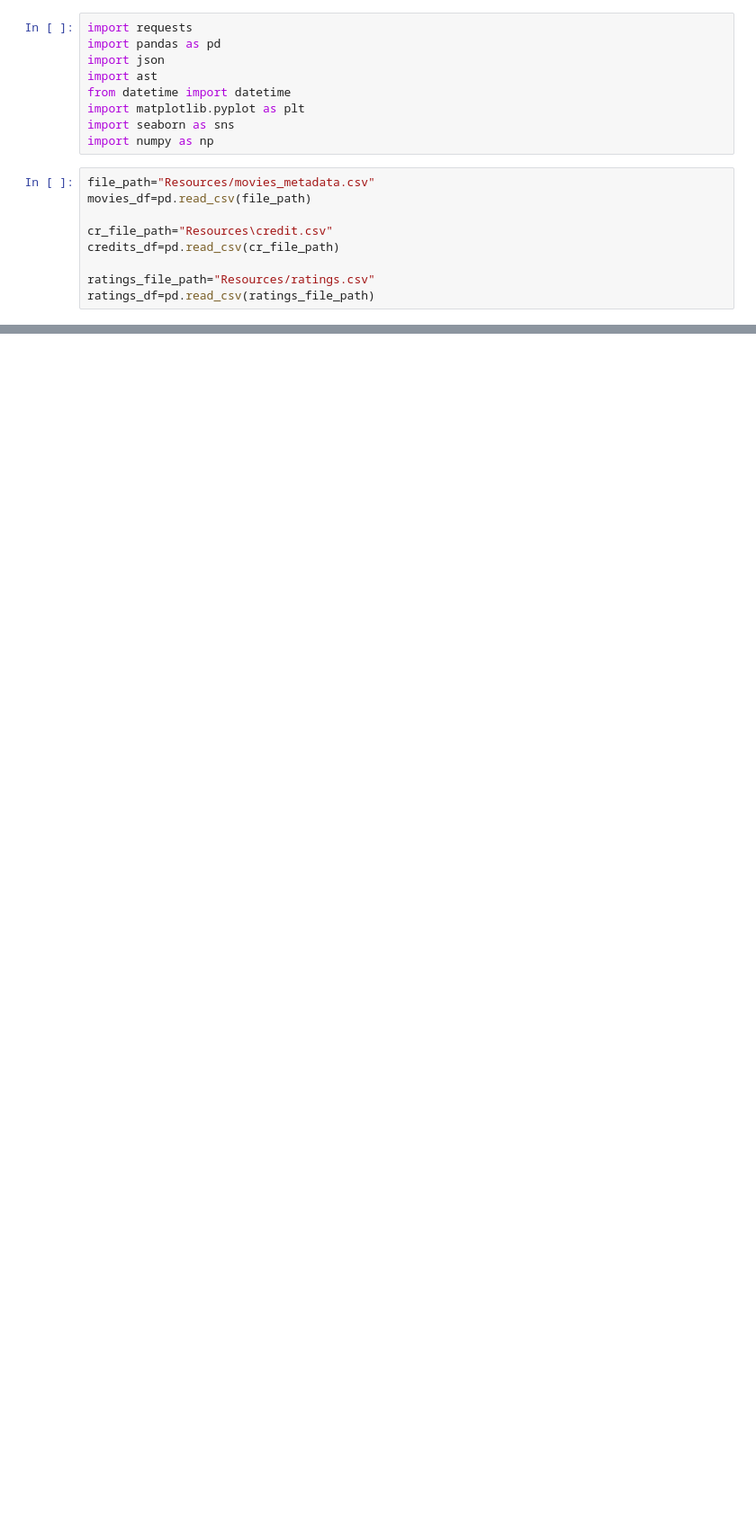
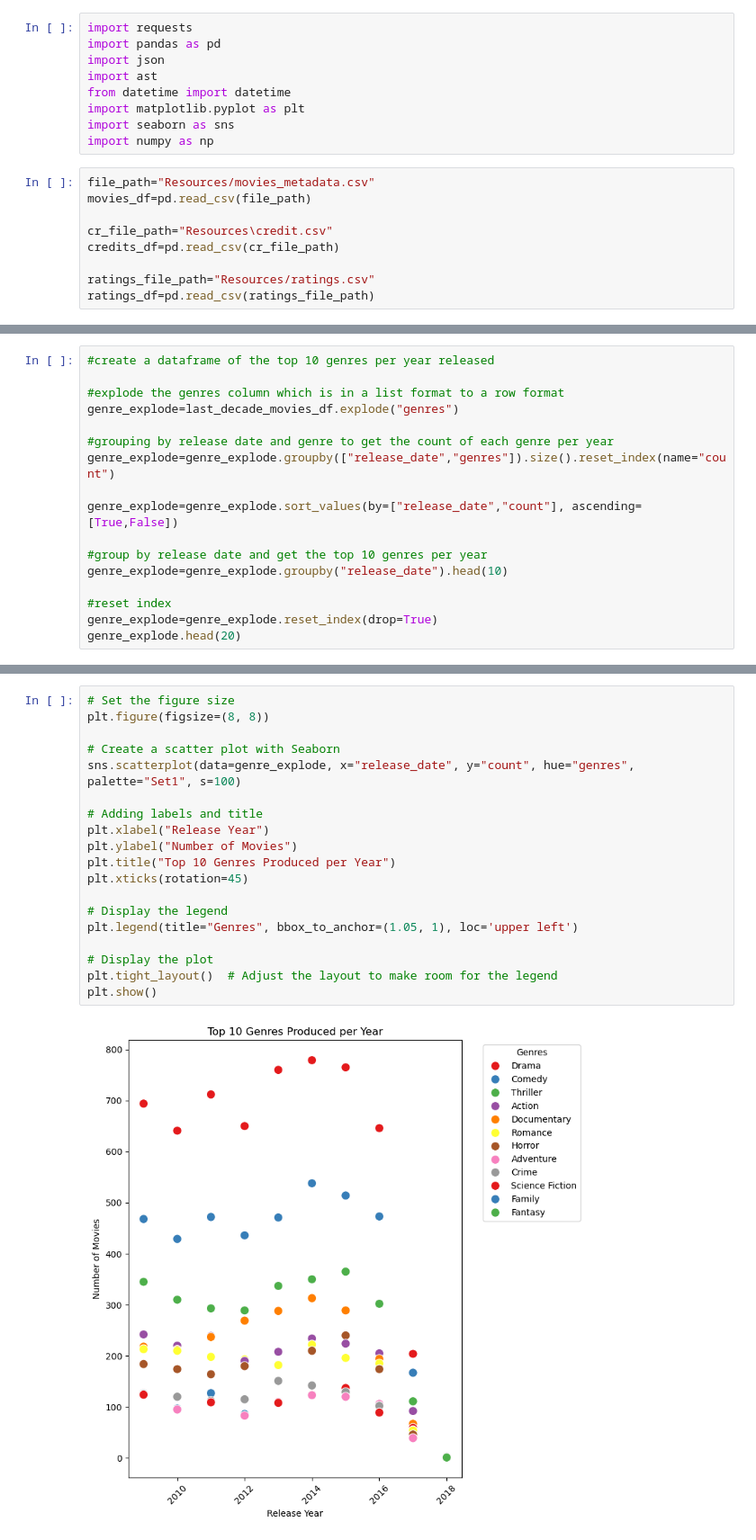
Before and after one commit to tinpham1/5iveCoders, a Jupyter notebook: Project 1/main.ipynb, the cells around one changed output, grey strips where cells are left out. Shown at 90% size. Cells and saved outputs as stored; diff of their text form; blank space fills up the shorter version.

```diff
--- a/Project 1/main.ipynb
+++ b/Project 1/main.ipynb
@@ -18,0 +121,17 @@ ratings_df=pd.read_csv(ratings_file_path)
+# %%
+#create a dataframe of the top 10 genres per year released
+
+#explode the genres column which is in a list format to a row format
+genre_explode=last_decade_movies_df.explode("genres")
+
+#grouping by release date and genre to get the count of each genre per year
+genre_explode=genre_explode.groupby(["release_date","genres"]).size().reset_index(name="count")
+
+genre_explode=genre_explode.sort_values(by=["release_date","count"], ascending=[True,False])
+
+#group by release date and get the top 10 genres per year
+genre_explode=genre_explode.groupby("release_date").head(10)
+
+#reset index
+genre_explode=genre_explode.reset_index(drop=True)
+genre_explode.head(20)
@@ -18,0 +156,21 @@ ratings_df=pd.read_csv(ratings_file_path)
+# %%
+# Set the figure size
+plt.figure(figsize=(8, 8))
+
+# Create a scatter plot with Seaborn
+sns.scatterplot(data=genre_explode, x="release_date", y="count", hue="genres", palette="Set1", s=100)
+
+# Adding labels and title
+plt.xlabel("Release Year")
+plt.ylabel("Number of Movies")
+plt.title("Top 10 Genres Produced per Year")
+plt.xticks(rotation=45)
+
+# Display the legend
+plt.legend(title="Genres", bbox_to_anchor=(1.05, 1), loc='upper left')
+
+# Display the plot
+plt.tight_layout()  # Adjust the layout to make room for the legend
+plt.show()
+# %% [output]
+[figure, added]
```
Also changed, not shown: parts of 14 cells of this notebook, 1 other file.
